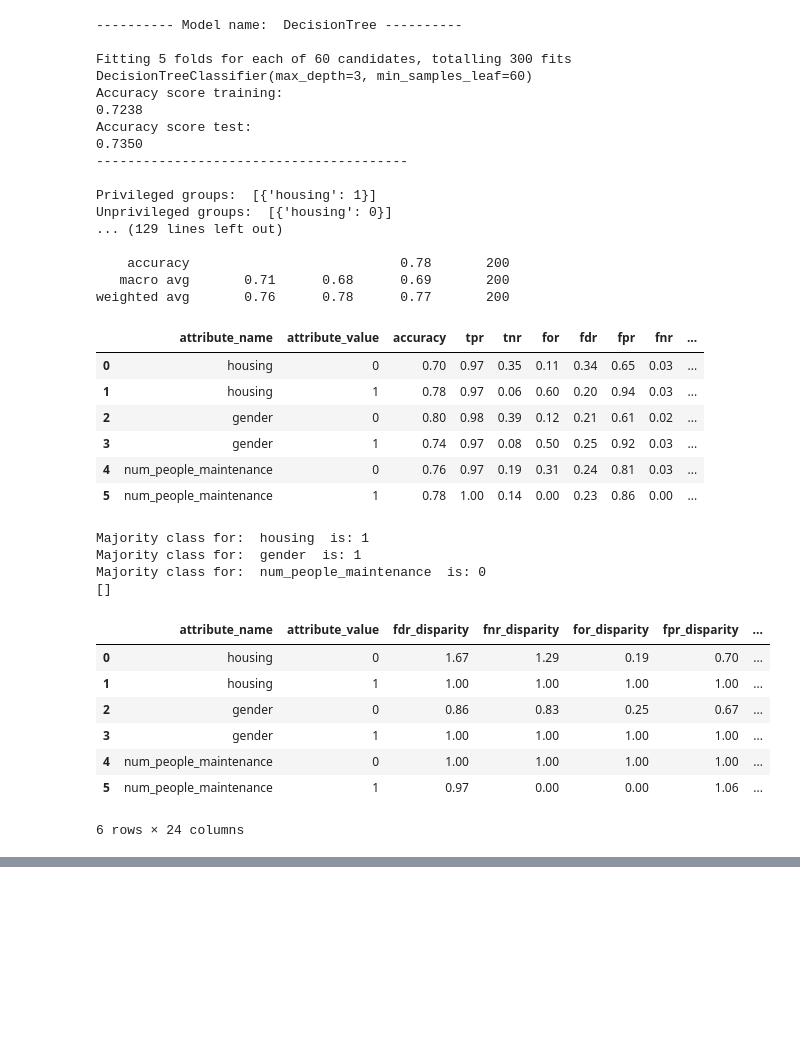
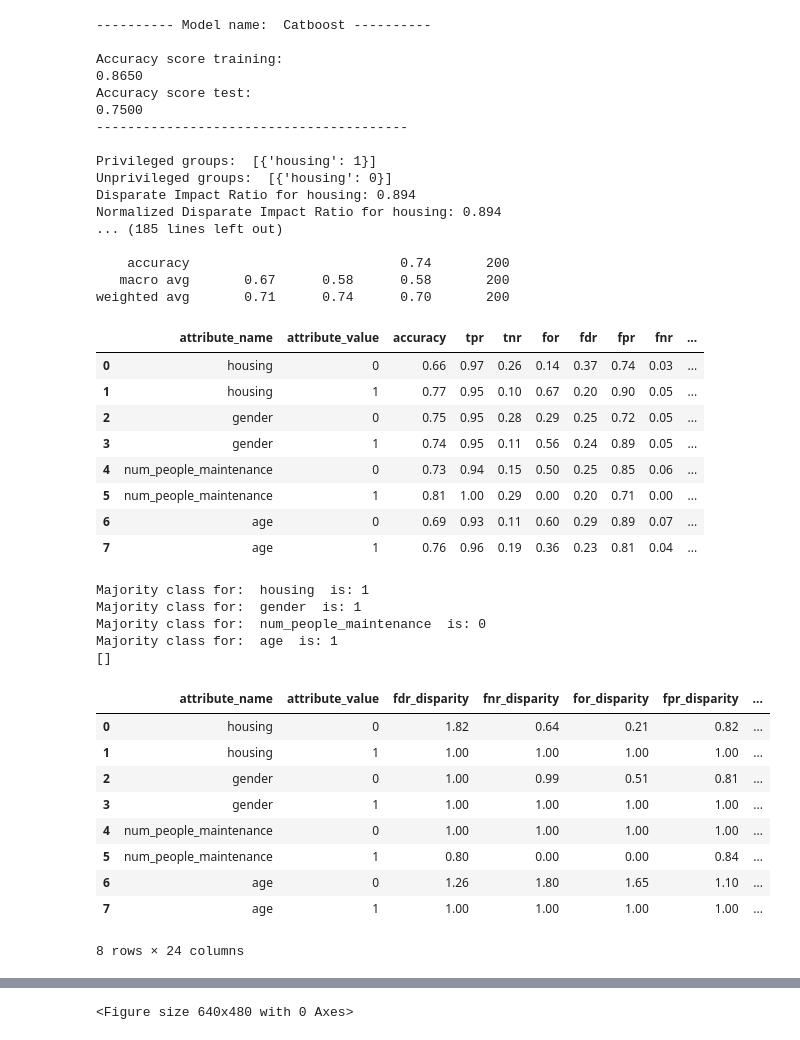
Before and after one commit to IoanaSil14/Intersectional-fairness-in-public-datasets, a Jupyter notebook: german_credit_classifications.ipynb, the cells around one changed output, grey strips where cells are left out. Saved outputs shown, nothing was run; the diff lists cells and outputs as text; code cells hidden in the pictures; blank space fills up the shorter version.

```diff
--- a/german_credit_classifications.ipynb
+++ b/german_credit_classifications.ipynb
@@ -25,16 +25,15 @@ pip install 'aif360[inFairness]'
 # %%
-df = pd.read_csv("dataset/german_credit.csv")
-df['target'] = np.where(df['target']==2,0,1)
-df = df.drop(columns = ['Unnamed: 0'], axis=1)
 def categorize_age(age):
-    if age<35:
-        return '<=35'
-    if age>=35:
-        return '>35'
+    if age<30:
+        return '<=30'
+    if age>=30:
+        return '>30'
 df['age'] = df['age'].apply(categorize_age).astype(object)
 df['age'].value_counts()
 
-protected_attributes = ["housing","gender","num_people_maintenance"]
+protected_attributes = ["housing","gender","num_people_maintenance","age"]
 target = 'target'
+df["housing"] = np.where(df['housing']=="own","own","not own")
 
-df["housing"] = np.where(df['housing']=="own","own","not own")
+df_num = encode_and_scale(df, target)
+df_num["num_people_maintenance"] = df_num["num_people_maintenance"].astype(int)
@@ -41,11 +57,0 @@ df["housing"] = np.where(df['housing']=="own","own","not own")
-# %%
-categorical_attributes = get_categorical_attributes(df)
-df_num = df.copy()
-encode_categorical_attributes(df_num, categorical_attributes)
-scaler = MinMaxScaler()
-
-for col in df_num.columns:
-    if col not in categorical_attributes and df_num[col].dtypes == "int64":
-        df_num[col] = scaler.fit_transform(df_num[[col]])
-
-df_num["num_people_maintenance"] = df_num["num_people_maintenance"].astype(int)
@@ -177,43 +141,48 @@ def plot_audit(dataset, attributes):
 # %%
 """
 Train and calculate fairness metrics for original dataset.
 """
 x_test, y_test, y_predicted_dict, metrics_dict = split_and_train(df_num,protected_attributes)
-df_test = calc_fairness_report(x_test, y_test, y_predicted_dict['RandomForest'], target, protected_attributes)
+df_test = calc_fairness_report(x_test, y_test, y_predicted_dict['RandomForest'], target, protected_attributes, display_disp=True)
 # %% [output]
----------- Model name:  DecisionTree ----------
+---------- Model name:  Catboost ----------
 
-Fitting 5 folds for each of 60 candidates, totalling 300 fits
-DecisionTreeClassifier(max_depth=3, min_samples_leaf=60)
 Accuracy score training:
-0.7238
+0.8650
 Accuracy score test:
-0.7350
+0.7500
 ----------------------------------------
 
 Privileged groups:  [{'housing': 1}]
 Unprivileged groups:  [{'housing': 0}]
-... (129 lines left out)
+Disparate Impact Ratio for housing: 0.894
+Normalized Disparate Impact Ratio for housing: 0.894
+... (185 lines left out)
 
-    accuracy                           0.78       200
-   macro avg       0.71      0.68      0.69       200
-weighted avg       0.76      0.78      0.77       200
+    accuracy                           0.74       200
+   macro avg       0.67      0.58      0.58       200
+weighted avg       0.71      0.74      0.70       200
 |  | attribute_name | attribute_value | accuracy | tpr | tnr | for | fdr | fpr | fnr | ... |
-| 0 | housing | 0 | 0.70 | 0.97 | 0.35 | 0.11 | 0.34 | 0.65 | 0.03 | ... |
-| 1 | housing | 1 | 0.78 | 0.97 | 0.06 | 0.60 | 0.20 | 0.94 | 0.03 | ... |
-| 2 | gender | 0 | 0.80 | 0.98 | 0.39 | 0.12 | 0.21 | 0.61 | 0.02 | ... |
-| 3 | gender | 1 | 0.74 | 0.97 | 0.08 | 0.50 | 0.25 | 0.92 | 0.03 | ... |
-| 4 | num_people_maintenance | 0 | 0.76 | 0.97 | 0.19 | 0.31 | 0.24 | 0.81 | 0.03 | ... |
-| 5 | num_people_maintenance | 1 | 0.78 | 1.00 | 0.14 | 0.00 | 0.23 | 0.86 | 0.00 | ... |
+| 0 | housing | 0 | 0.66 | 0.97 | 0.26 | 0.14 | 0.37 | 0.74 | 0.03 | ... |
+| 1 | housing | 1 | 0.77 | 0.95 | 0.10 | 0.67 | 0.20 | 0.90 | 0.05 | ... |
+| 2 | gender | 0 | 0.75 | 0.95 | 0.28 | 0.29 | 0.25 | 0.72 | 0.05 | ... |
+| 3 | gender | 1 | 0.74 | 0.95 | 0.11 | 0.56 | 0.24 | 0.89 | 0.05 | ... |
+| 4 | num_people_maintenance | 0 | 0.73 | 0.94 | 0.15 | 0.50 | 0.25 | 0.85 | 0.06 | ... |
+| 5 | num_people_maintenance | 1 | 0.81 | 1.00 | 0.29 | 0.00 | 0.20 | 0.71 | 0.00 | ... |
+| 6 | age | 0 | 0.69 | 0.93 | 0.11 | 0.60 | 0.29 | 0.89 | 0.07 | ... |
+| 7 | age | 1 | 0.76 | 0.96 | 0.19 | 0.36 | 0.23 | 0.81 | 0.04 | ... |
 Majority class for:  housing  is: 1
 Majority class for:  gender  is: 1
 Majority class for:  num_people_maintenance  is: 0
+Majority class for:  age  is: 1
 []
 |  | attribute_name | attribute_value | fdr_disparity | fnr_disparity | for_disparity | fpr_disparity | ... |
-| 0 | housing | 0 | 1.67 | 1.29 | 0.19 | 0.70 | ... |
+| 0 | housing | 0 | 1.82 | 0.64 | 0.21 | 0.82 | ... |
 | 1 | housing | 1 | 1.00 | 1.00 | 1.00 | 1.00 | ... |
-| 2 | gender | 0 | 0.86 | 0.83 | 0.25 | 0.67 | ... |
+| 2 | gender | 0 | 1.00 | 0.99 | 0.51 | 0.81 | ... |
 | 3 | gender | 1 | 1.00 | 1.00 | 1.00 | 1.00 | ... |
 | 4 | num_people_maintenance | 0 | 1.00 | 1.00 | 1.00 | 1.00 | ... |
-| 5 | num_people_maintenance | 1 | 0.97 | 0.00 | 0.00 | 1.06 | ... |
+| 5 | num_people_maintenance | 1 | 0.80 | 0.00 | 0.00 | 0.84 | ... |
+| 6 | age | 0 | 1.26 | 1.80 | 1.65 | 1.10 | ... |
+| 7 | age | 1 | 1.00 | 1.00 | 1.00 | 1.00 | ... |
-6 rows × 24 columns
+8 rows × 24 columns
@@ -224,3 +195,4 @@ Majority class for:  num_people_maintenance  is: 0
+<Figure size 640x480 with 0 Axes>
 # %%
 """
 Train and calculate fariness metrics for the dataset obtained by the intersection of protected attributes.
```
Also changed, not shown: parts of 27 cells of this notebook, 4 other files.
